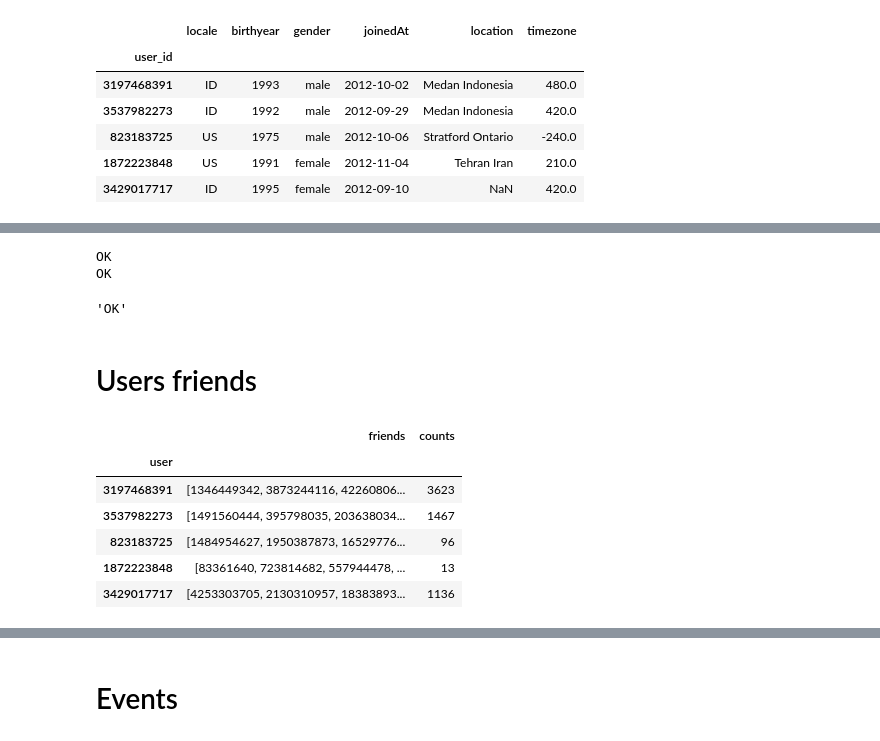
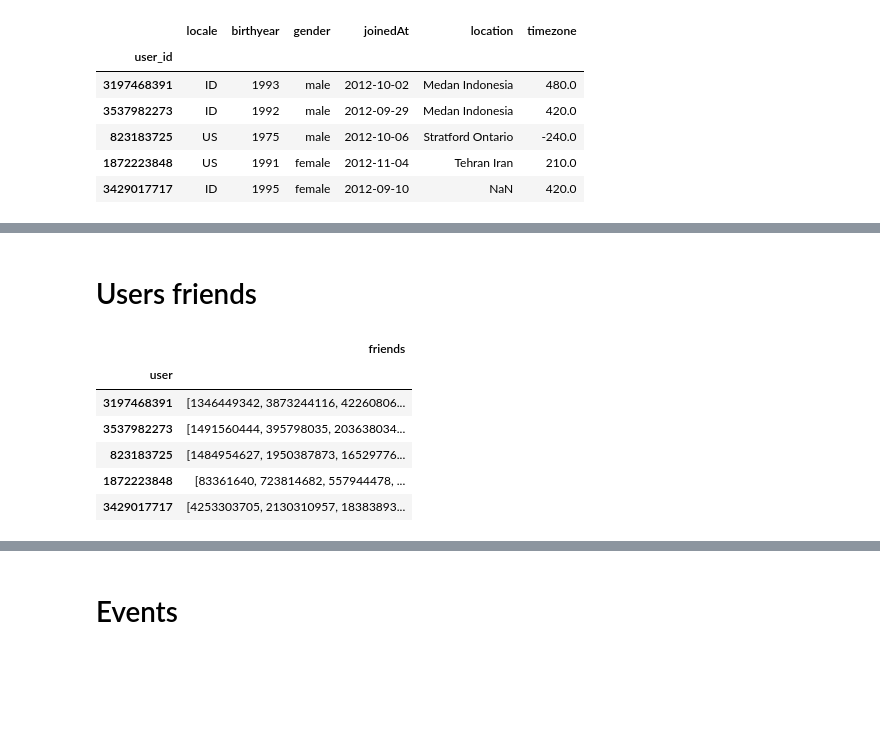
Before and after one commit to YRustt/Contests, a Jupyter notebook: Recomendation system/superset.ipynb, the cells around one changed output, grey strips where cells are left out. Drawn from its saved outputs; the diff is of its cells as text; code cells hidden in the pictures; blank space fills up the shorter version.

```diff
--- a/Recomendation system/superset.ipynb
+++ b/Recomendation system/superset.ipynb
@@ -128,32 +102,17 @@ def create_tables(db='mydb', recreate=True):
-# %%
-create_tables()
-# %% [output]
-OK
-OK
-# %%
-r = requests.post(clickhouse_url + 'query=INSERT INTO mydb.users FORMAT CSVWithNames',
-                  data=open('data/superset/users.csv', 'rb'),
-                  headers={'content-type': 'text/csv'})
-
-r.reason
-# %% [output]
-'OK'
 # %% [markdown]
 # Users friends
 # %%
 user_friends = pd.read_csv('data/user_friends.csv')
 user_friends.set_index('user', inplace=True)
 
-user_friends.friends = user_friends.friends.apply(lambda x: [int(x) for x in x.split()]
-                                                             if x is not np.nan else [])
-user_friends['counts'] = [len(x) for x in user_friends['friends']]
+user_friends.friends = user_friends.friends.apply(lambda x: list(map(int, x.split())) if x is not np.nan else [])
 
 user_friends.head()
 # %% [output]
-|  | friends | counts |
-| user |  |  |
-| 3197468391 | [1346449342, 3873244116, 42260806... | 3623 |
-| 3537982273 | [1491560444, 395798035, 203638034... | 1467 |
-| 823183725 | [1484954627, 1950387873, 16529776... | 96 |
-| 1872223848 | [83361640, 723814682, 557944478, ... | 13 |
-| 3429017717 | [4253303705, 2130310957, 18383893... | 1136 |
+|  | friends |
+| user |  |
+| 3197468391 | [1346449342, 3873244116, 42260806... |
+| 3537982273 | [1491560444, 395798035, 203638034... |
+| 823183725 | [1484954627, 1950387873, 16529776... |
+| 1872223848 | [83361640, 723814682, 557944478, ... |
+| 3429017717 | [4253303705, 2130310957, 18383893... |
```
Also changed, not shown: parts of 38 cells of this notebook.
